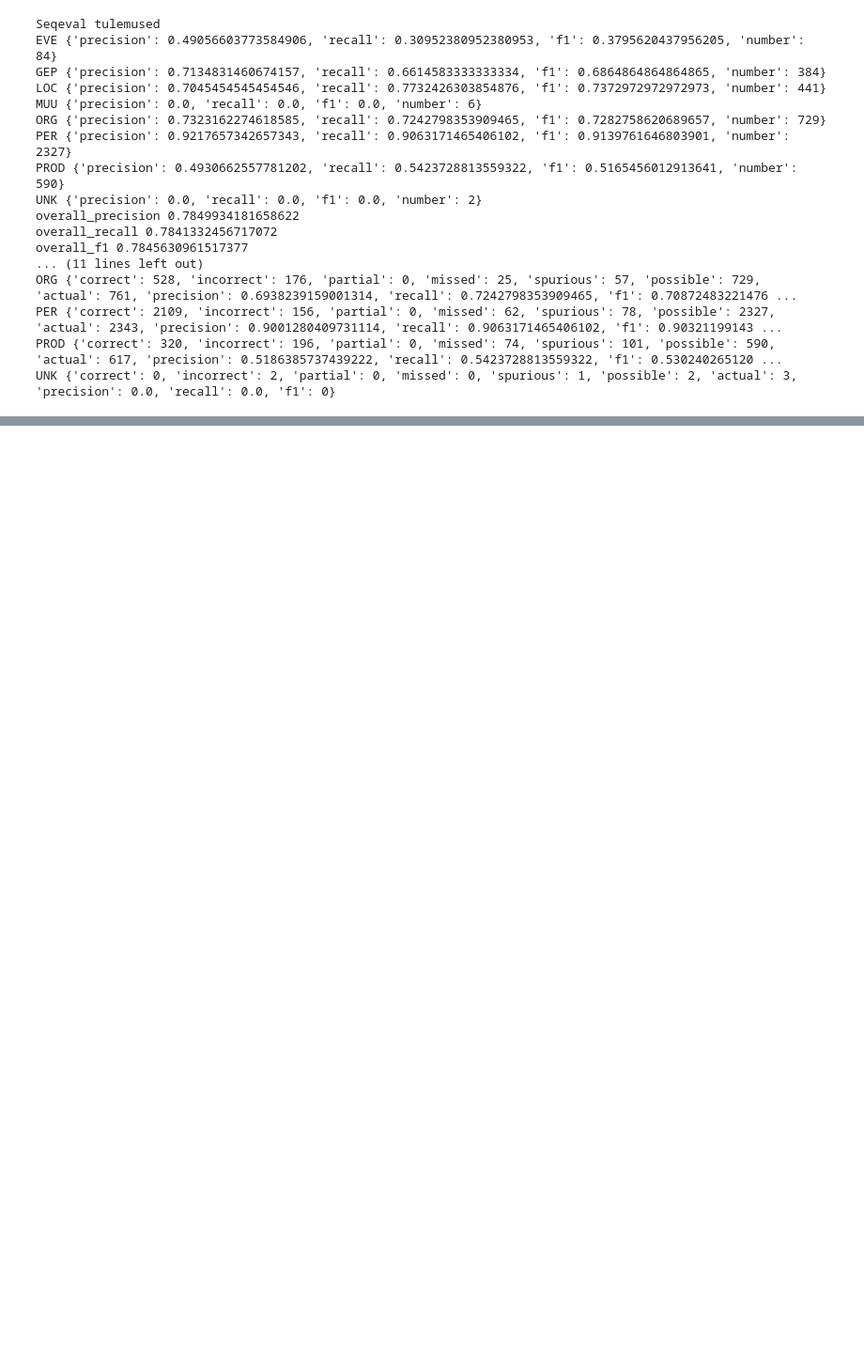
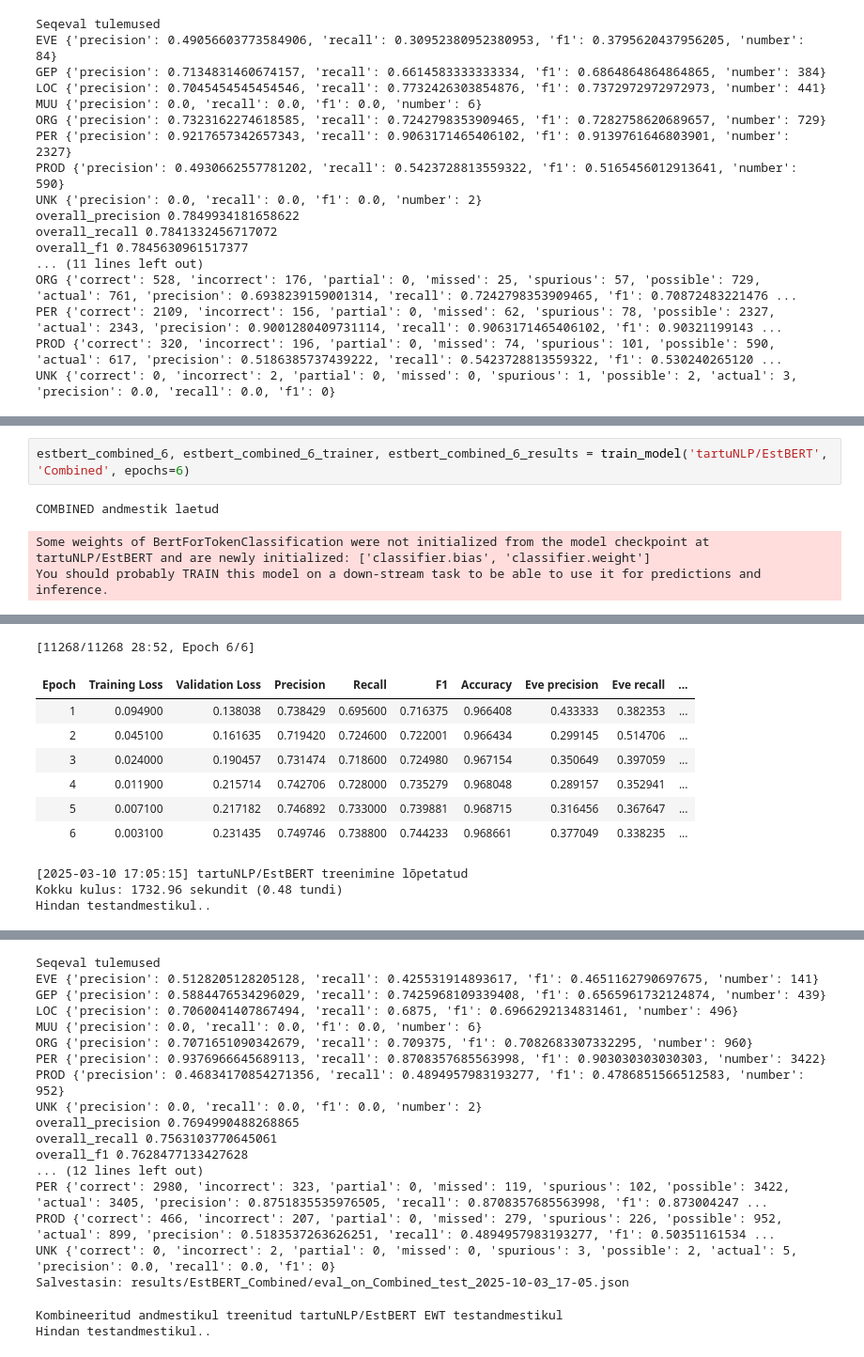
Before and after one commit to martinkivisikk/ner_thesis, a Jupyter notebook: notebooks/main_nb.ipynb, the cells around one changed output, grey strips where cells are left out. Shown at 94% size. Cells and saved outputs as stored; diff of their text form; blank space fills up the shorter version.

```diff
--- a/notebooks/main_nb.ipynb
+++ b/notebooks/main_nb.ipynb
@@ -305,0 +575,6 @@ UNK {'correct': 0, 'incorrect': 2, 'partial': 0, 'missed': 0, 'spurious': 1, 'po
+# %%
+estbert_combined_6, estbert_combined_6_trainer, estbert_combined_6_results = train_model('tartuNLP/EstBERT', 'Combined', epochs=6)
+# %% [output]
+COMBINED andmestik laetud
+Some weights of BertForTokenClassification were not initialized from the model checkpoint at tartuNLP/EstBERT and are newly initialized: ['classifier.bias', 'classifier.weight']
+You should probably TRAIN this model on a down-stream task to be able to use it for predictions and inference.
@@ -305,0 +582,11 @@ UNK {'correct': 0, 'incorrect': 2, 'partial': 0, 'missed': 0, 'spurious': 1, 'po
+[11268/11268 28:52, Epoch 6/6]
+| Epoch | Training Loss | Validation Loss | Precision | Recall | F1 | Accuracy | Eve precision | Eve recall | ... |
+| 1 | 0.094900 | 0.138038 | 0.738429 | 0.695600 | 0.716375 | 0.966408 | 0.433333 | 0.382353 | ... |
+| 2 | 0.045100 | 0.161635 | 0.719420 | 0.724600 | 0.722001 | 0.966434 | 0.299145 | 0.514706 | ... |
+| 3 | 0.024000 | 0.190457 | 0.731474 | 0.718600 | 0.724980 | 0.967154 | 0.350649 | 0.397059 | ... |
+| 4 | 0.011900 | 0.215714 | 0.742706 | 0.728000 | 0.735279 | 0.968048 | 0.289157 | 0.352941 | ... |
+| 5 | 0.007100 | 0.217182 | 0.746892 | 0.733000 | 0.739881 | 0.968715 | 0.316456 | 0.367647 | ... |
+| 6 | 0.003100 | 0.231435 | 0.749746 | 0.738800 | 0.744233 | 0.968661 | 0.377049 | 0.338235 | ... |
+[2025-03-10 17:05:15] tartuNLP/EstBERT treenimine lõpetatud
+Kokku kulus: 1732.96 sekundit (0.48 tundi)
+Hindan testandmestikul..
@@ -305,0 +594,19 @@ UNK {'correct': 0, 'incorrect': 2, 'partial': 0, 'missed': 0, 'spurious': 1, 'po
+Seqeval tulemused
+EVE {'precision': 0.5128205128205128, 'recall': 0.425531914893617, 'f1': 0.4651162790697675, 'number': 141}
+GEP {'precision': 0.5884476534296029, 'recall': 0.7425968109339408, 'f1': 0.6565961732124874, 'number': 439}
+LOC {'precision': 0.7060041407867494, 'recall': 0.6875, 'f1': 0.6966292134831461, 'number': 496}
+MUU {'precision': 0.0, 'recall': 0.0, 'f1': 0.0, 'number': 6}
+ORG {'precision': 0.7071651090342679, 'recall': 0.709375, 'f1': 0.7082683307332295, 'number': 960}
+PER {'precision': 0.9376966645689113, 'recall': 0.8708357685563998, 'f1': 0.903030303030303, 'number': 3422}
+PROD {'precision': 0.46834170854271356, 'recall': 0.4894957983193277, 'f1': 0.4786851566512583, 'number': 952}
+UNK {'precision': 0.0, 'recall': 0.0, 'f1': 0.0, 'number': 2}
+overall_precision 0.7694990488268865
+overall_recall 0.7563103770645061
+overall_f1 0.7628477133427628
+... (12 lines left out)
+PER {'correct': 2980, 'incorrect': 323, 'partial': 0, 'missed': 119, 'spurious': 102, 'possible': 3422, 'actual': 3405, 'precision': 0.8751835535976505, 'recall': 0.8708357685563998, 'f1': 0.873004247 ...
+PROD {'correct': 466, 'incorrect': 207, 'partial': 0, 'missed': 279, 'spurious': 226, 'possible': 952, 'actual': 899, 'precision': 0.5183537263626251, 'recall': 0.4894957983193277, 'f1': 0.50351161534 ...
+UNK {'correct': 0, 'incorrect': 2, 'partial': 0, 'missed': 0, 'spurious': 3, 'possible': 2, 'actual': 5, 'precision': 0.0, 'recall': 0.0, 'f1': 0}
+Salvestasin: results/EstBERT_Combined/eval_on_Combined_test_2025-10-03_17-05.json
+Kombineeritud andmestikul treenitud tartuNLP/EstBERT EWT testandmestikul
+Hindan testandmestikul..
```
Also changed, not shown: parts of 9 cells of this notebook, 31 other files.
